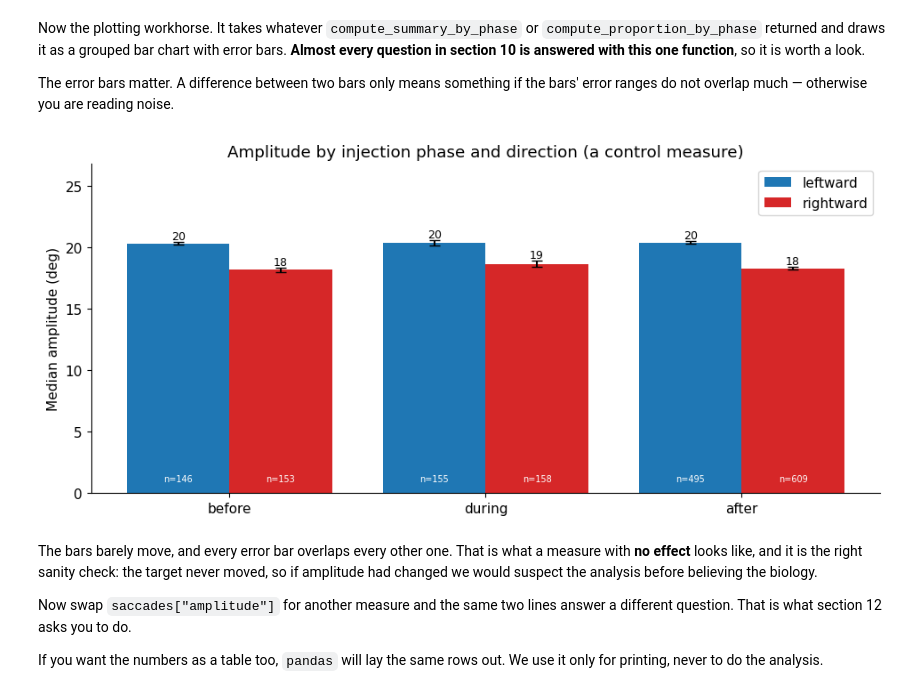
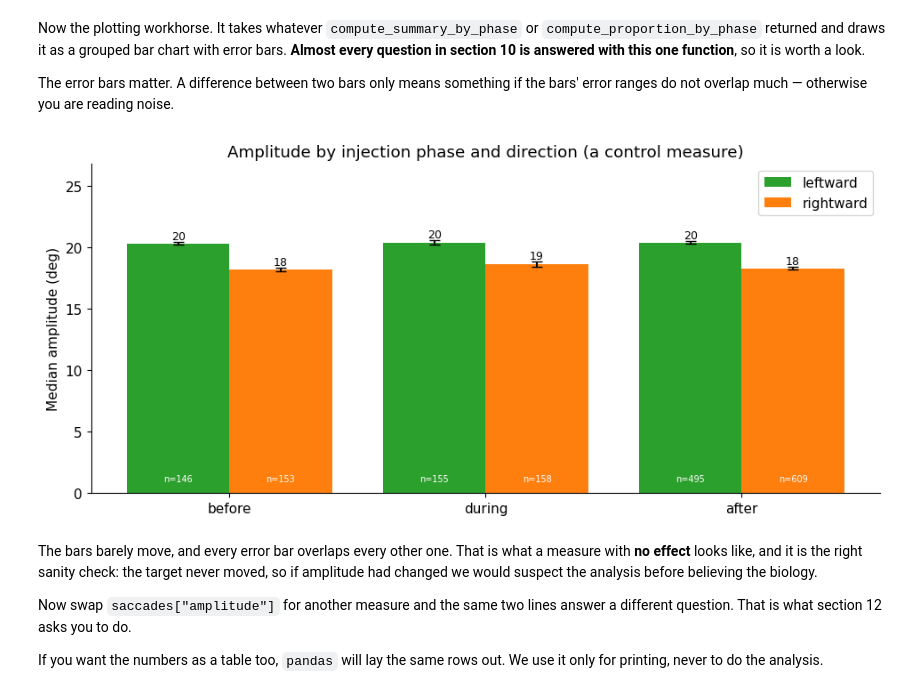
Before and after one commit to xuefeiyu2015/fef-inactivation-notebook, a Jupyter notebook: fef-inactivation-colab.ipynb, the cells around one changed output. Saved outputs shown, nothing was run; the diff lists cells and outputs as text; code cells hidden in the pictures.

```diff
--- a/fef-inactivation-colab.ipynb
+++ b/fef-inactivation-colab.ipynb
@@ -124,6 +124,33 @@ plt.rcParams["axes.spines.right"] = False   # it is just visual clutter
 # Save text in PDFs as real, editable text (not outlines), so the figures can be
 # opened and adjusted in Illustrator / Inkscape, e.g. for a poster.
 plt.rcParams["pdf.fonttype"] = 42
+
+
+# --- colours: one meaning each, the same in every figure ---------------------
+# Direction is green (left) / orange (right). Object value is red (good) /
+# blue (bad). When a figure splits by both at once, direction keeps its hue and
+# value sets the shade: dark = good object, light = bad object.
+LEFT_COLOUR = "tab:green"
+RIGHT_COLOUR = "tab:orange"
+GOOD_COLOUR = "tab:red"
+BAD_COLOUR = "tab:blue"
+LEFT_GOOD_COLOUR, LEFT_BAD_COLOUR = "#1B7837", "#7FBF7B"
+RIGHT_GOOD_COLOUR, RIGHT_BAD_COLOUR = "#B35806", "#FDB863"
+
+# Group names, as the notebook spells them, mapped to their colour.
+GROUP_COLOURS = {
+    "leftward": LEFT_COLOUR, "rightward": RIGHT_COLOUR,
+    "good object": GOOD_COLOUR, "bad object": BAD_COLOUR,
+    "left, good": LEFT_GOOD_COLOUR, "left, bad": LEFT_BAD_COLOUR,
+    "right, good": RIGHT_GOOD_COLOUR, "right, bad": RIGHT_BAD_COLOUR,
+}
+
+
+def colours_for(group_names):
+    """The colour for each group name; a name not in GROUP_COLOURS gets a spare one."""
+    spare = ["tab:purple", "tab:brown", "tab:pink", "tab:gray"]
+    return [GROUP_COLOURS.get(name.lower(), spare[k % len(spare)])
+            for k, name in enumerate(group_names)]
 
 
 FIGURE_FOLDER = "figures"
@@ -1513,7 +1540,7 @@ def plot_summary_by_phase(rows, y_label, title, colours=None):
             group_names.append(row["group"])
 
     if colours is None:
-        colours = ["tab:blue", "tab:red", "tab:green", "tab:orange"]
+        colours = colours_for(group_names)
 
     fig, ax = plt.subplots(figsize=(1.9 * len(phase_names) + 4, 4.5))
 
@@ -1574,35 +1601,35 @@ def plot_distributions_by_group(values, valid, groups, x_label, title, bins=45):
     that happen to have slightly different middles.
     """
     fig, ax = plt.subplots(figsize=(8, 4.5))
 
-    colours = ["tab:blue", "tab:red", "tab:green", "tab:orange"]
+    colours = colours_for([group_name for group_name, group_mask in groups])
     for g, (group_name, group_mask) in enumerate(groups):
         chosen = values[group_mask & valid]
         chosen = chosen[~np.isnan(chosen)]
         if len(chosen) == 0:
             continue
         ax.hist(chosen, bins=bins, histtype="step", linewidth=2,
                 color=colours[g % len(colours)],
                 label="%s (median %.0f)" % (group_name, np.median(chosen)))
         ax.axvline(np.median(chosen), color=colours[g % len(colours)],
                    linestyle="--", linewidth=1)
 
     ax.set_xlabel(x_label)
     ax.set_ylabel("Number of trials")
     ax.set_title(title)
     ax.legend()
     fig.tight_layout()
     save_and_show(fig)
 
 
 # Amplitude, split by injection phase and saccade direction.
 amplitude_rows = compute_summary_by_phase(saccades["amplitude"], saccades["detected"],
                                           injection_phases, DIRECTION_GROUPS)
 
 plot_summary_by_phase(amplitude_rows, "Median amplitude (deg)",
                       "Amplitude by injection phase and direction (a control measure)")
 # %% [output]
-[figure, old version]
+[figure, new version]
 # %% [markdown]
 The bars barely move, and every error bar overlaps every other one. That is what a
 measure with **no effect** looks like, and it is the right sanity check: the target
```
Also changed, not shown: parts of 19 cells of this notebook.
